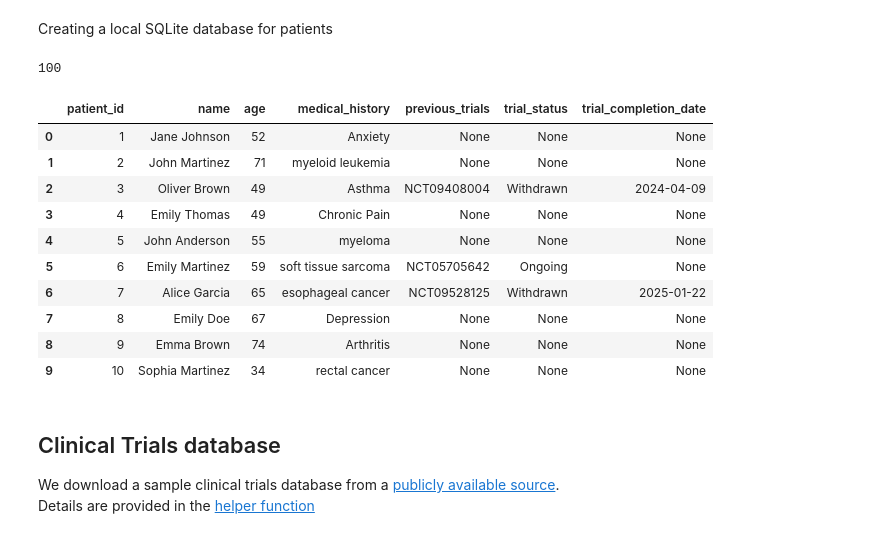
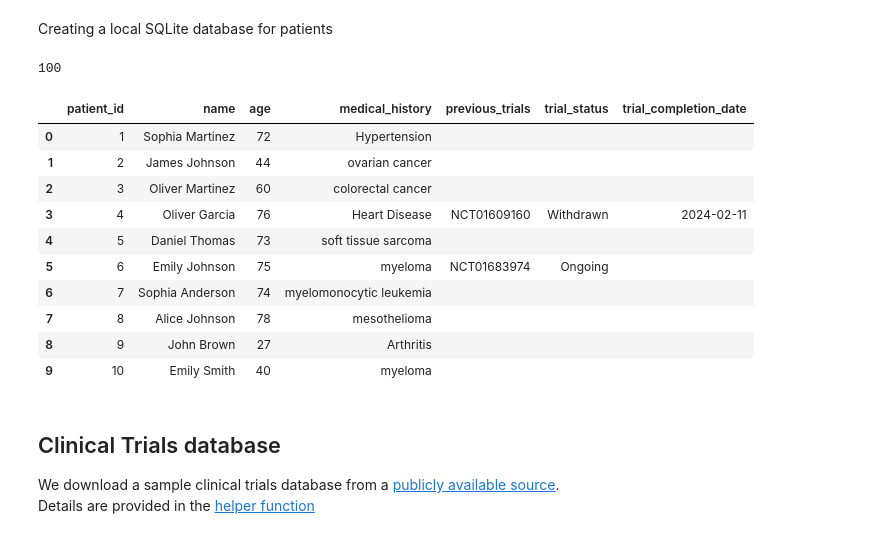
Before and after one commit to bab-git/llm_pharma, a Jupyter notebook: notebooks/llm_pharma_prototype.ipynb, the cells around one changed output. Cells and saved outputs as stored; diff of their text form; code cells hidden in the pictures.

```diff
--- a/notebooks/llm_pharma_prototype.ipynb
+++ b/notebooks/llm_pharma_prototype.ipynb
@@ -192,0 +117,9 @@ df.head(20)
+# %%
+# import os
+import sqlite3
+import sys
+sys.path.append('/Users/bobhosseini/Portfolio/llm_pharma')
+from backend.helper_functions import create_demo_patient_database
+database_file = "sql_server/patients.db"
+df = create_demo_patient_database(database_file)
+df.head()
@@ -193,71 +136,40 @@ df.head(20)
 # %% [markdown]
 Creating a local SQLite database for patients
 # %%
-import os
-import sqlite3
-import pandas as pd
-
-overwrite = True
-
-database_file = 'patients_database.db'
-df = pd.read_csv('patients.csv')
-if overwrite or not os.path.exists(database_file):
-    if os.path.exists(database_file):
-        os.remove(database_file)
-    conn = sqlite3.connect(database_file)
-    cursor = conn.cursor()
-    cursor.execute('''
-    CREATE TABLE IF NOT EXISTS patients (
-        patient_id INTEGER PRIMARY KEY,
-        name TEXT,
-        age INTEGER,
-        medical_history TEXT,
-        previous_trials TEXT,
-        trial_status TEXT,
-        trial_completion_date TEXT
-    )
-    ''')
-
-    # Insert DataFrame into SQLite table
-    df.to_sql('patients', conn, if_exists='append', index=False)
-
-    # Commit and close the connection
-    conn.commit()
-else:
-    conn = sqlite3.connect(database_file)
-    cursor = conn.cursor()
+conn = sqlite3.connect('../' + database_file)
+cursor = conn.cursor()
 
 query = 'SELECT * FROM patients'
 
 # Execute the query and fetch all results
 cursor.execute(query)
 rows = cursor.fetchall()
 
 # Optionally, you can get the column names
 column_names = [description[0] for description in cursor.description]
 
 # Convert the results to a Pandas DataFrame for better readability
 df = pd.DataFrame(rows, columns=column_names)
 print(len(df))
 
 # Display the DataFrame
 conn.close()
 
 db = database_file
 df.head(10)
 # %% [output]
 100
 |  | patient_id | name | age | medical_history | previous_trials | trial_status | trial_completion_date |
-| 0 | 1 | Jane Johnson | 52 | Anxiety | None | None | None |
-| 1 | 2 | John Martinez | 71 | myeloid leukemia | None | None | None |
-| 2 | 3 | Oliver Brown | 49 | Asthma | NCT09408004 | Withdrawn | 2024-04-09 |
-| 3 | 4 | Emily Thomas | 49 | Chronic Pain | None | None | None |
-| 4 | 5 | John Anderson | 55 | myeloma | None | None | None |
-| 5 | 6 | Emily Martinez | 59 | soft tissue sarcoma | NCT05705642 | Ongoing | None |
-| 6 | 7 | Alice Garcia | 65 | esophageal cancer | NCT09528125 | Withdrawn | 2025-01-22 |
-| 7 | 8 | Emily Doe | 67 | Depression | None | None | None |
-| 8 | 9 | Emma Brown | 74 | Arthritis | None | None | None |
-| 9 | 10 | Sophia Martinez | 34 | rectal cancer | None | None | None |
+| 0 | 1 | Sophia Martinez | 72 | Hypertension |  |  |  |
+| 1 | 2 | James Johnson | 44 | ovarian cancer |  |  |  |
+| 2 | 3 | Oliver Martinez | 60 | colorectal cancer |  |  |  |
+| 3 | 4 | Oliver Garcia | 76 | Heart Disease | NCT01609160 | Withdrawn | 2024-02-11 |
+| 4 | 5 | Daniel Thomas | 73 | soft tissue sarcoma |  |  |  |
+| 5 | 6 | Emily Johnson | 75 | myeloma | NCT01683974 | Ongoing |  |
+| 6 | 7 | Sophia Anderson | 74 | myelomonocytic leukemia |  |  |  |
+| 7 | 8 | Alice Johnson | 78 | mesothelioma |  |  |  |
+| 8 | 9 | John Brown | 27 | Arthritis |  |  |  |
+| 9 | 10 | Emily Smith | 40 | myeloma |  |  |  |
 # %% [markdown]
 ## Clinical Trials database
 
```
Also changed, not shown: parts of 21 cells of this notebook, 13 other files.
